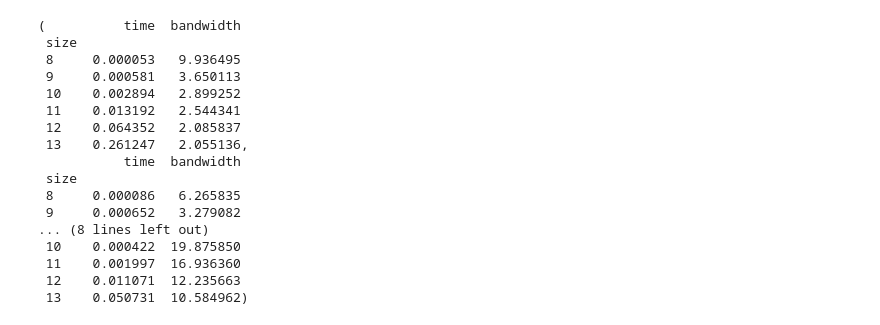
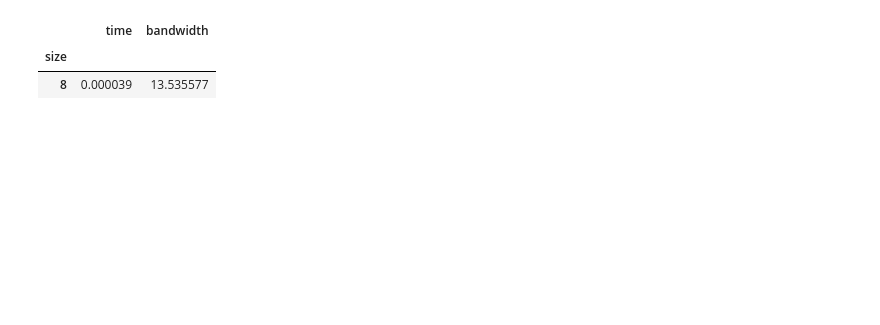
Before and after one commit to chrisdalvit/gpu-matrix-transpose-benchmark, a Jupyter notebook: analyse.ipynb, the cells around one changed output. Saved outputs shown, nothing was run; the diff lists cells and outputs as text; code cells hidden in the pictures; blank space fills up the shorter version.

```diff
--- a/analyse.ipynb
+++ b/analyse.ipynb
@@ -73,21 +73,7 @@ plt.show()
 # %%
 optim_lvl = 3
-means.loc['naive', optim_lvl], means.loc['naive_prefetch', optim_lvl], means.loc['oblivious128', optim_lvl]
+means.loc['oblivious64', optim_lvl]
 # %% [output]
-(          time  bandwidth
- size
- 8     0.000053   9.936495
- 9     0.000581   3.650113
- 10    0.002894   2.899252
- 11    0.013192   2.544341
- 12    0.064352   2.085837
- 13    0.261247   2.055136,
-           time  bandwidth
- size
- 8     0.000086   6.265835
- 9     0.000652   3.279082
-... (8 lines left out)
- 10    0.000422  19.875850
- 11    0.001997  16.936360
- 12    0.011071  12.235663
- 13    0.050731  10.584962)
+|  | time | bandwidth |
+| size |  |  |
+| 8 | 0.000039 | 13.535577 |
```
Also changed, not shown: parts of 3 cells of this notebook, 2 other files.
